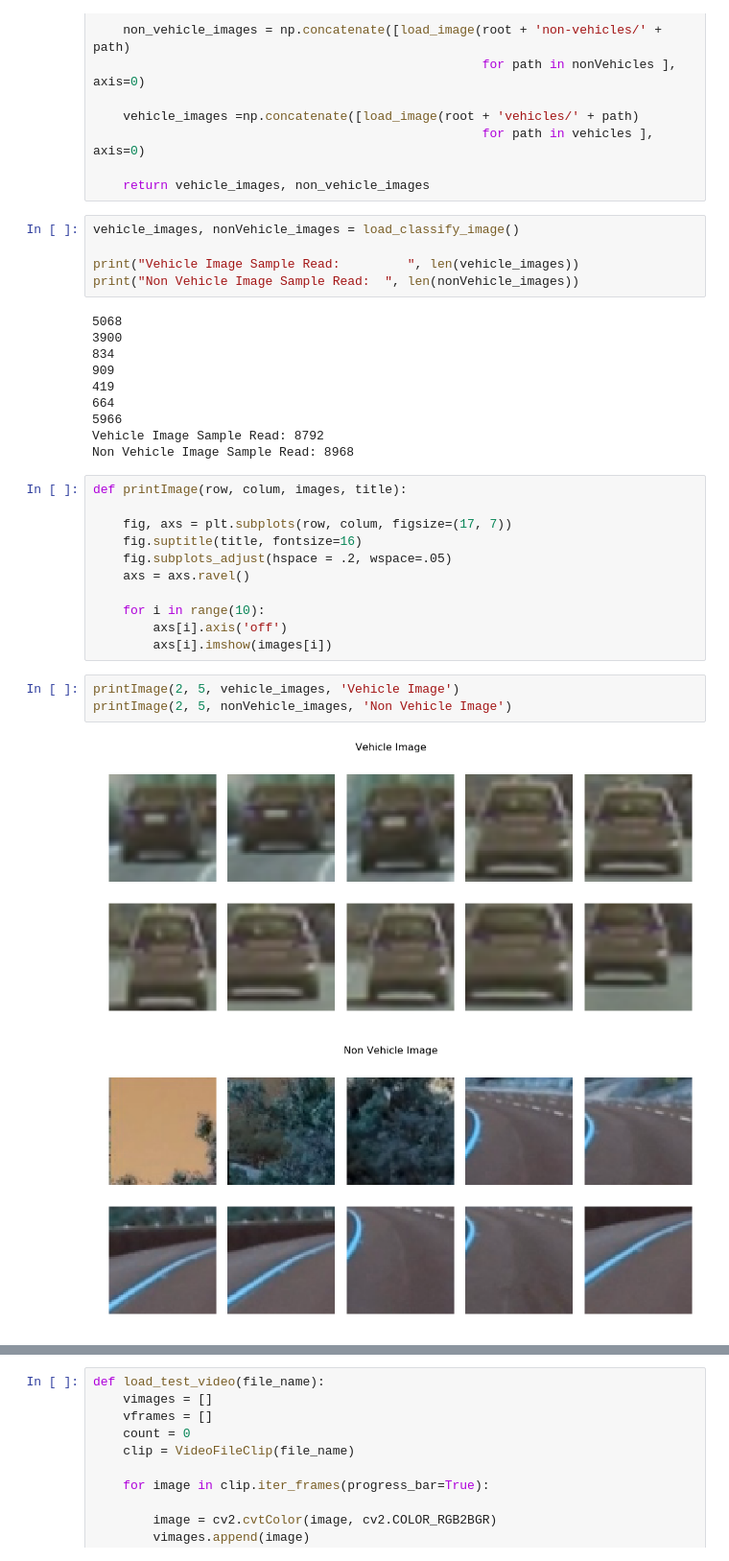
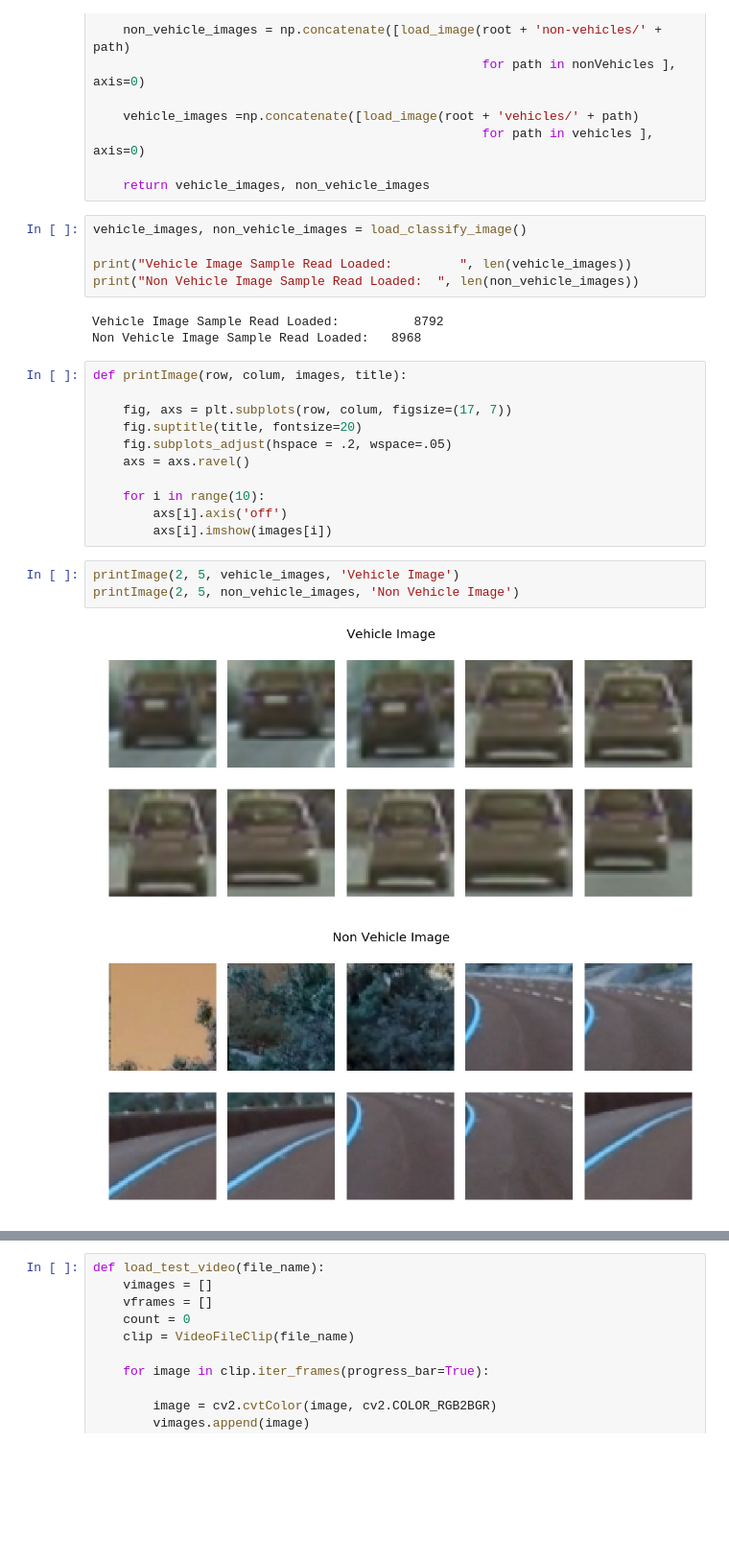
Before and after one commit to linuxairhead/SDC-P5-Vehicle-Detection, a Jupyter notebook: Vehicle Dection.ipynb, the cells around one changed output, grey strips where cells are left out. Shown at 96% size. Cells and saved outputs as stored; diff of their text form; blank space fills up the shorter version.

```diff
--- a/Vehicle Dection.ipynb
+++ b/Vehicle Dection.ipynb
@@ -75,25 +80,18 @@ def load_classify_image():
 
     return vehicle_images, non_vehicle_images
 # %%
-vehicle_images, nonVehicle_images = load_classify_image()
+vehicle_images, non_vehicle_images = load_classify_image()
 
-print("Vehicle Image Sample Read:         ", len(vehicle_images))
-print("Non Vehicle Image Sample Read:  ", len(nonVehicle_images))
+print("Vehicle Image Sample Read Loaded:         ", len(vehicle_images))
+print("Non Vehicle Image Sample Read Loaded:  ", len(non_vehicle_images))
 # %% [output]
-5068
-3900
-834
-909
-419
-664
-5966
-Vehicle Image Sample Read: 8792
-Non Vehicle Image Sample Read: 8968
+Vehicle Image Sample Read Loaded:          8792
+Non Vehicle Image Sample Read Loaded:   8968
 # %%
 def printImage(row, colum, images, title):
 
     fig, axs = plt.subplots(row, colum, figsize=(17, 7))
-    fig.suptitle(title, fontsize=16)
+    fig.suptitle(title, fontsize=20)
     fig.subplots_adjust(hspace = .2, wspace=.05)
     axs = axs.ravel()
 
@@ -102,7 +100,7 @@ def printImage(row, colum, images, title):
         axs[i].imshow(images[i])
 # %%
 printImage(2, 5, vehicle_images, 'Vehicle Image')
-printImage(2, 5, nonVehicle_images, 'Non Vehicle Image')
+printImage(2, 5, non_vehicle_images, 'Non Vehicle Image')
 # %% [output]
-[figure, old version]
+[figure, new version]
-[figure, old version]
+[figure, new version]
```
Also changed, not shown: parts of 14 cells of this notebook.
